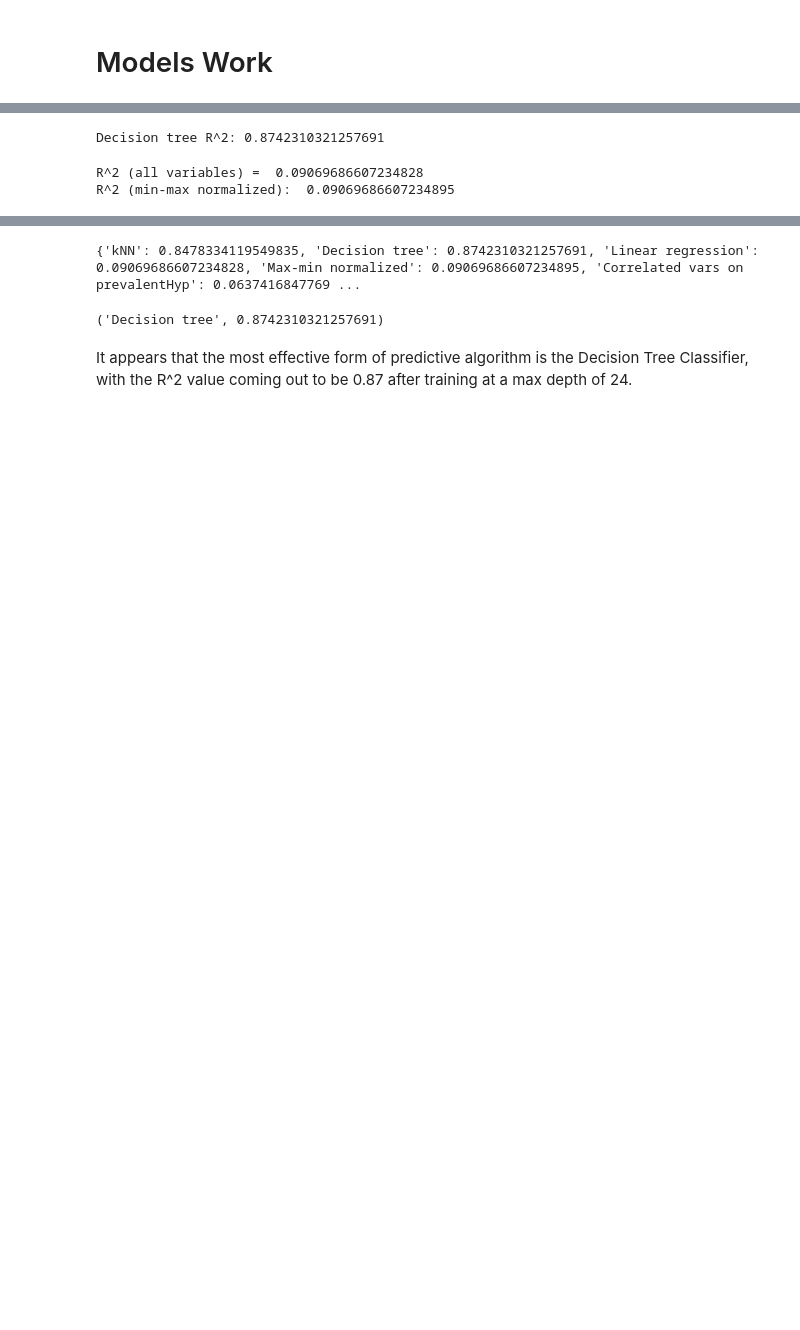
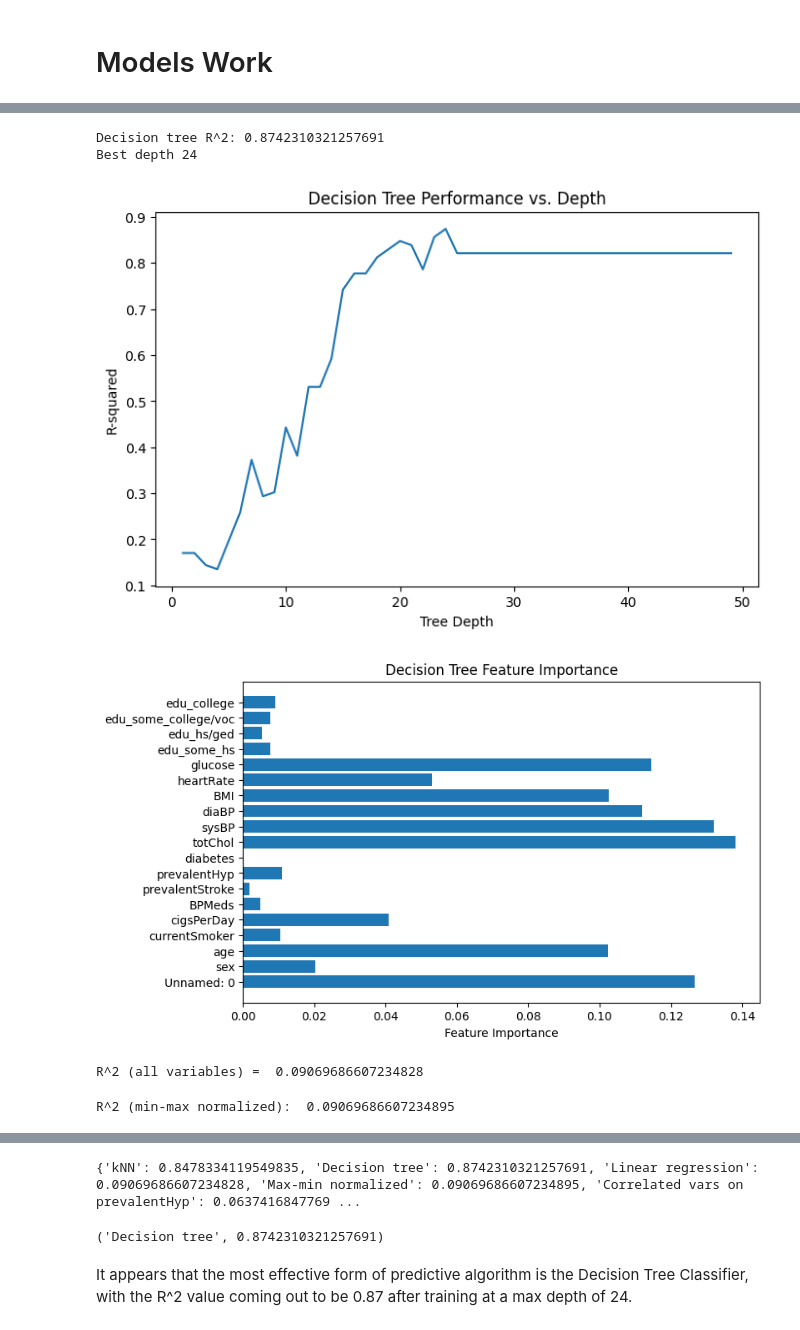
Before and after one commit to JulianKrese/project_chd, a Jupyter notebook: model_work.ipynb, the cells around one changed output, grey strips where cells are left out. Cells and saved outputs as stored; diff of their text form; code cells hidden in the pictures; blank space fills up the shorter version.

```diff
--- a/model_work.ipynb
+++ b/model_work.ipynb
@@ -47,21 +71,56 @@ kNN R^2: 0.8478334119549835
 # %%
 # Create decision tree - depth of 24 gives the highest R-squared
-dt = DecisionTreeClassifier(max_depth=24, random_state=42)
+best_depth = 0
+best_r2 = 0
+depths = list(range(1, 50))
+r2_scores = []
+for d in depths:
+  dt = DecisionTreeClassifier(max_depth=d, random_state=42)
+  dt.fit(X_train, y_train)
+  y_pred = dt.predict(X_test)
+  r2 = abs(r2_score(y_test, y_pred))
+  r2_scores.append(r2)
+  if r2 > best_r2:
+    best_r2 = r2
+    best_depth = d
+
+print("Decision tree R^2:", best_r2)
+print("Best depth", best_depth)
+R_squared_vals["Decision tree"] = best_r2
+
+#  Visualizing R-squared vs. Tree Depth
+plt.figure(figsize=(8, 5))
+plt.plot(depths, r2_scores)
+plt.xlabel('Tree Depth')
+plt.ylabel('R-squared')
+plt.title('Decision Tree Performance vs. Depth')
+plt.show()
+
+# Visualizing which features are the most important
+dt = DecisionTreeClassifier(max_depth=best_depth, random_state=42)
 dt.fit(X_train, y_train)
-y_pred = dt.predict(X_test)
+importances = dt.feature_importances_
+feature_names = X_train.columns
 
-r2 = r2_score(y_test, y_pred)
-print("Decision tree R^2:", abs(r2))
-R_squared_vals["Decision tree"] = abs(r2)
+plt.figure(figsize=(8, 5))
+plt.barh(feature_names, importances)
+plt.xlabel('Feature Importance')
+plt.title('Decision Tree Feature Importance')
+plt.show()
 # %% [output]
 Decision tree R^2: 0.8742310321257691
+Best depth 24
+[figure, added]
+[figure, added]
+# %%
+# trying linear regression with all variables
+stock_reg = LinearRegression().fit(X_train, y_train)
+r2 = abs(stock_reg.score(X_test, y_test))
+print("R^2 (all variables) = ", r2)
+R_squared_vals["Linear regression"] = r2
+# %% [output]
+R^2 (all variables) =  0.09069686607234828
 # %%
-# trying linear regression with all variables
-stock_reg = LinearRegression().fit(X_train, y_train)
-r2 = abs(stock_reg.score(X_test, y_test))
-print("R^2 (all variables) = ", r2)
-R_squared_vals["Linear regression"] = r2
-
 # trying linear regression with min-max normalizing
 scaler = MinMaxScaler()
 X_train_norm = scaler.fit_transform(X_train)
@@ -71,7 +130,6 @@ r2 = abs(norm_reg.score(X_test_norm, y_test))
 print("R^2 (min-max normalized): ", r2)
 R_squared_vals["Max-min normalized"] = r2
 # %% [output]
-R^2 (all variables) =  0.09069686607234828
 R^2 (min-max normalized):  0.09069686607234895
 # %%
 # trying linear regression with different correlated variables (finds col w/ highest R-squared)
```
Also changed, not shown: parts of 6 cells of this notebook.
